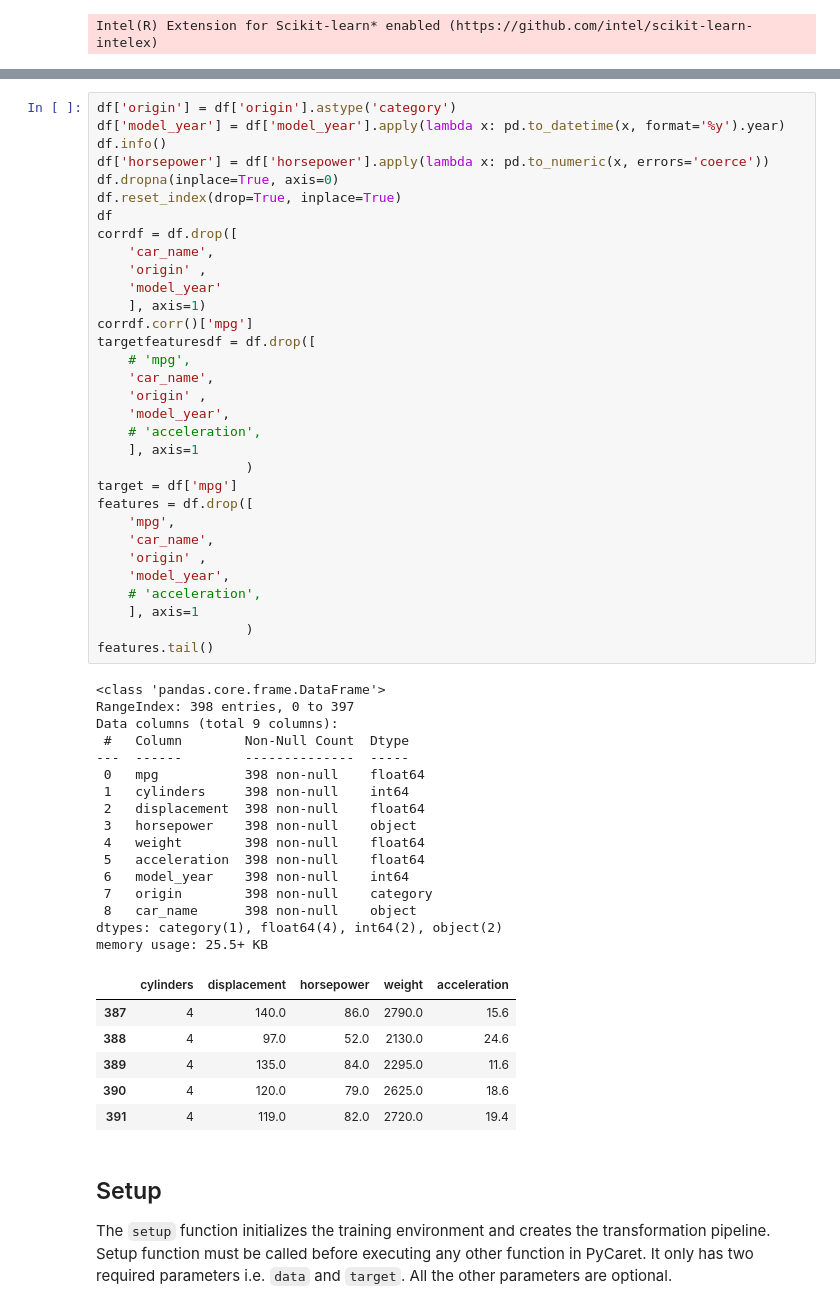
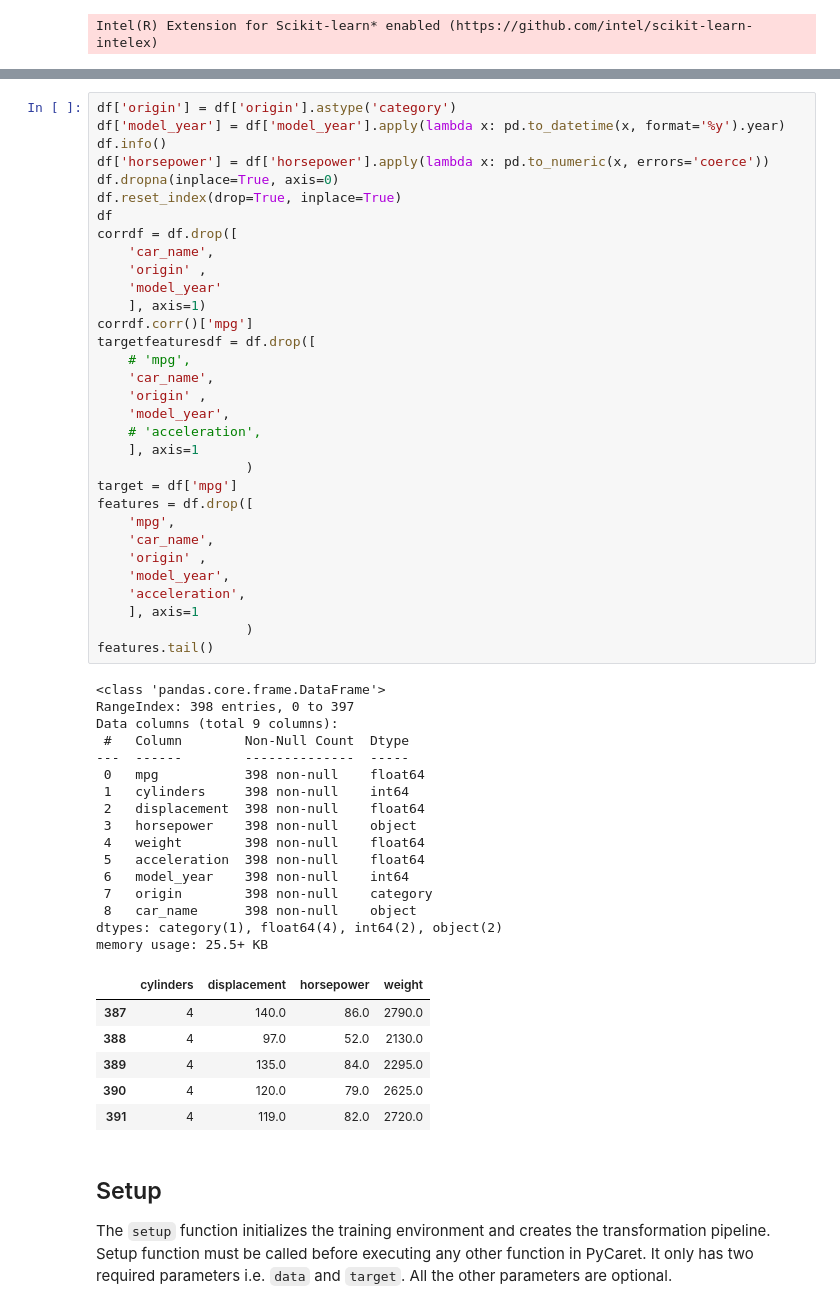
Before and after one commit to MokaSoda/KDT5_MLPractice, a Jupyter notebook: 20240228/Tutorial - Regression (1).ipynb, the cells around one changed output, grey strips where cells are left out. Drawn from its saved outputs; the diff is of its cells as text.

```diff
--- a/20240228/Tutorial - Regression (1).ipynb
+++ b/20240228/Tutorial - Regression (1).ipynb
@@ -103,40 +103,40 @@ targetfeaturesdf = df.drop([
     'model_year',
     # 'acceleration',
     ], axis=1
                    )
 target = df['mpg']
 features = df.drop([
     'mpg',
     'car_name',
     'origin' ,
     'model_year',
-    # 'acceleration',
+    'acceleration',
     ], axis=1
                    )
 features.tail()
 # %% [output]
 <class 'pandas.core.frame.DataFrame'>
 RangeIndex: 398 entries, 0 to 397
 Data columns (total 9 columns):
  #   Column        Non-Null Count  Dtype
 ---  ------        --------------  -----
  0   mpg           398 non-null    float64
  1   cylinders     398 non-null    int64
  2   displacement  398 non-null    float64
  3   horsepower    398 non-null    object
  4   weight        398 non-null    float64
  5   acceleration  398 non-null    float64
  6   model_year    398 non-null    int64
  7   origin        398 non-null    category
  8   car_name      398 non-null    object
 dtypes: category(1), float64(4), int64(2), object(2)
 memory usage: 25.5+ KB
-|  | cylinders | displacement | horsepower | weight | acceleration |
-| 387 | 4 | 140.0 | 86.0 | 2790.0 | 15.6 |
-| 388 | 4 | 97.0 | 52.0 | 2130.0 | 24.6 |
-| 389 | 4 | 135.0 | 84.0 | 2295.0 | 11.6 |
-| 390 | 4 | 120.0 | 79.0 | 2625.0 | 18.6 |
-| 391 | 4 | 119.0 | 82.0 | 2720.0 | 19.4 |
+|  | cylinders | displacement | horsepower | weight |
+| 387 | 4 | 140.0 | 86.0 | 2790.0 |
+| 388 | 4 | 97.0 | 52.0 | 2130.0 |
+| 389 | 4 | 135.0 | 84.0 | 2295.0 |
+| 390 | 4 | 120.0 | 79.0 | 2625.0 |
+| 391 | 4 | 119.0 | 82.0 | 2720.0 |
 # %% [markdown]
 ## Setup
 The `setup` function initializes the training environment and creates the transformation pipeline. Setup function must be called before executing any other function in PyCaret. It only has two required parameters i.e. `data` and `target`. All the other parameters are optional.
```
Also changed, not shown: parts of 68 cells of this notebook, 43 other files.
